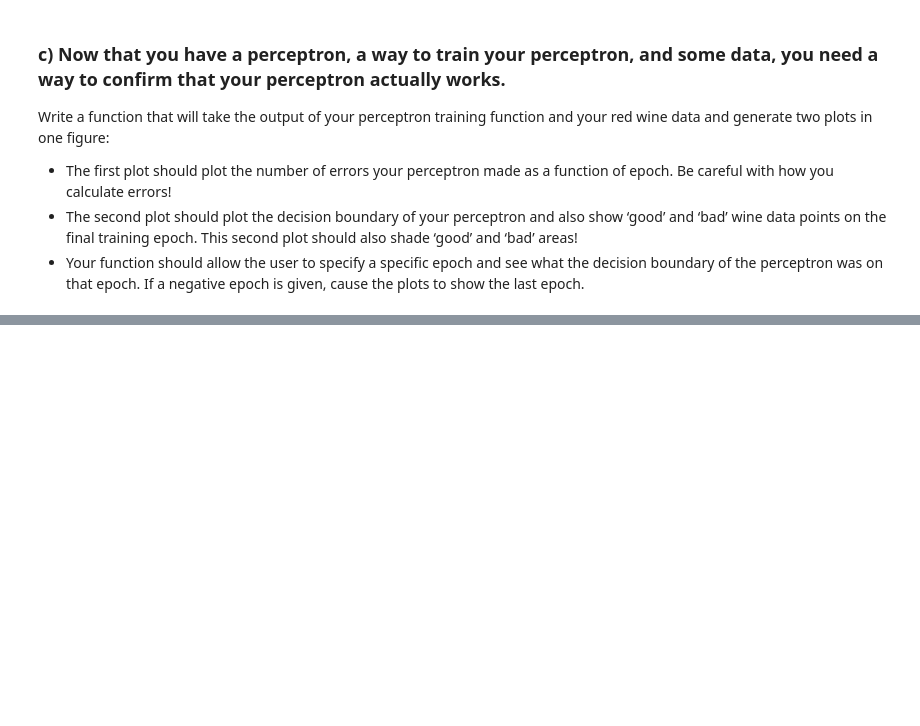
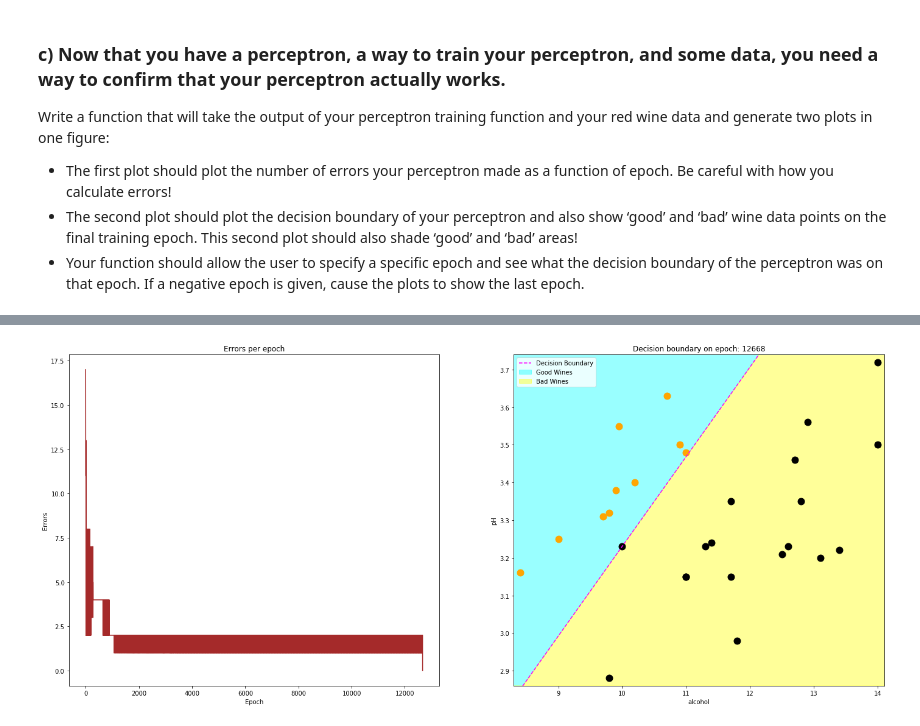
Before and after one commit to o4eredko/ft_sommelier, a Jupyter notebook: notebooks/main.ipynb, the cells around one changed output, grey strips where cells are left out. Drawn from its saved outputs; the diff is of its cells as text; code cells hidden in the pictures; blank space fills up the shorter version.

Commit message:
Updated decision boundary function

```diff
--- a/notebooks/main.ipynb
+++ b/notebooks/main.ipynb
@@ -105,10 +117,9 @@ def train_split(wine_data, features_list, good_threshold=8, bad_threshold=3):
     """
     test_data = red_wine[(wine_data['quality'] >= good_threshold) | (wine_data['quality'] <= bad_threshold)]
     test_data = test_data.reset_index(drop=True)
-    X = test_data[x_cols].values
+    X = test_data[features_list].values
     y = test_data['quality']
     y.loc[y <= bad_threshold] = 0.0
     y.loc[y >= good_threshold] = 1.0
     return tuple([X, y])
 X, y = train_split(red_wine, ['alcohol', 'pH'], good_threshold=8, bad_threshold=3)
-X
@@ -166,11 +159,11 @@ class Perceptron:
         self.weights = [random.uniform(-1, 1) for i in range(cols_num + 1)]
         while True:
             epoch_errors = 0
-            for xi, yi in zip(X, y):
-                prediction = self.predict(xi)
-                error = yi - prediction
+            for features, answer in zip(X, y):
+                prediction = self.predict(features)
+                error = answer - prediction
                 self.weights[0] += (self.lr * error)
-                self.weights[1:] += (self.lr * error * xi)
+                self.weights[1:] += (self.lr * error * features)
                 epoch_errors += int(error != 0)
             performance.append((epoch, epoch_errors, self.weights[1:], self.weights[0]))
             epoch += 1
@@ -264,0 +184,76 @@ fig = plot_performance(performance, red_wine, 8, 3, save_plot=True)
+# %%
+def plot_decision_boundary(ax, stat, wine_data, features_list, good_thres, bad_thres, epoch):
+    """
+    Plots Decision Boundary. It creates a graph with 2 axex: 2 features.
+    Then it plots this data as a scatter matrix.
+    Weights, which perceptron found during its training, represents the line from (0, 0 + bias) to (w1, w2).
+    And that line is perpendicular to the line, which divides the wine into bad and good.
+    ----------
+    Parameters
+    ----------
+    ax: Matplotlib Axis, onto which the decision boundary is plotted
+    stat: a performance list of tuples, regrouped to lists with separated params in each column
+    wine_data: Pandas Data Frame, should contain only good and bad wines, without intermediate
+    features_list: a list of 2 features names
+    good_thres: int, good wine quality
+    bad_thres: int, bad_wine_quality
+    epoch: number of epoch, for which performance is plotted, if < 0 then the last epoch is plotted
+    """
+    x_min = wine_data.loc[:, features_list[0]].min()
+    x_max = wine_data.loc[:, features_list[0]].max()
+    y_min = wine_data.loc[:, features_list[1]].min()
+    y_max = wine_data.loc[:, features_list[1]].max()
+    good_wines = wine_data[wine_data['quality'] >= good_thres]
+    bad_wines = wine_data[wine_data['quality'] <= bad_thres]
+    w1, w2 = stat[2][epoch]
+    k = -w1 / w2
+    b = -stat[3][epoch] / w2
+    x = range(int(x_min), int(x_max + 2))
+    y = [k * x + b for x in range(int(x_min), int(x_max) + 2)]
+
+    ax.set_xlim(x_min - 0.1, x_max + 0.1)
+    ax.set_ylim(y_min - 0.02, y_max + 0.02)
+    ax.set_title(f"Decision boundary on epoch: {epoch}")
+    ax.set_xlabel(features_list[0])
+    ax.set_ylabel(features_list[1])
+    ax.plot(x, y, c='magenta', linestyle='--', label='Decision Boundary')
+    ax.fill_between(x, y, y_max + 0.02, color='cyan', alpha=0.4, label='Good Wines')
+    ax.fill_between(x, y, y_min - 0.02, color='yellow', alpha=0.4, label='Bad Wines')
+    ax.scatter(good_wines.loc[:, features_list[0]], good_wines.loc[:, features_list[1]], s=120, c='black')
+    ax.scatter(bad_wines.loc[:, features_list[0]], bad_wines.loc[:, features_list[1]], s=120, c='orange')
+    ax.legend(loc='best')
+
+def plot_performance(performance, wine_data, features_list, good_thres, bad_thres, epoch=-1, save_plot=False):
+    """
+    Function to plot perceptron's results
+    ----------
+    Parameters
+    ----------
+    performance: list of tuples in the following format: (current_epoch, epoch_errors, [array_of_weights], bias)
+    wine_data: Pandas Data Frame, chemical elements and quality for wines data set
+    features_list: list, containing 2 features, used to predict quality
+    good_thres: int, good wine quality
+    bad_thres: int, bad_wine_quality
+    epoch: int, default < =, epoch to show decision boundary for. Should be < 0 to show the last epoch.
+    save_plot: boolean, default: False, if True then saves the plot to the file: `plot_performance.png`
+    """
+    fig, axes = plt.subplots(nrows=1, ncols=2, figsize=(24, 10))
+    stat = list(zip(*performance))
+    if epoch < 0:
+        epoch = len(stat[0]) - 1
+
+    axes[0].set_title("Errors per epoch")
+    axes[0].set_xlabel("Epoch")
+    axes[0].set_ylabel("Errors")
+    axes[0].plot(stat[0], stat[1], color='brown')
+
+    good_or_bad_wines = wine_data[(wine_data['quality'] >= good_thres) | (wine_data['quality'] <= bad_thres)]
+    plot_decision_boundary(axes[1], stat, good_or_bad_wines, features_list, good_thres, bad_thres, epoch)
+
+    if save_plot:
+        fig.savefig('plot_performance.png')
+    return fig
+
+fig = plot_performance(performance, red_wine, ['alcohol', 'pH'], 8, 3, save_plot=True)
+# %% [output]
+[figure, added]
```
Also changed, not shown: parts of 4 cells of this notebook, 1 other file.
